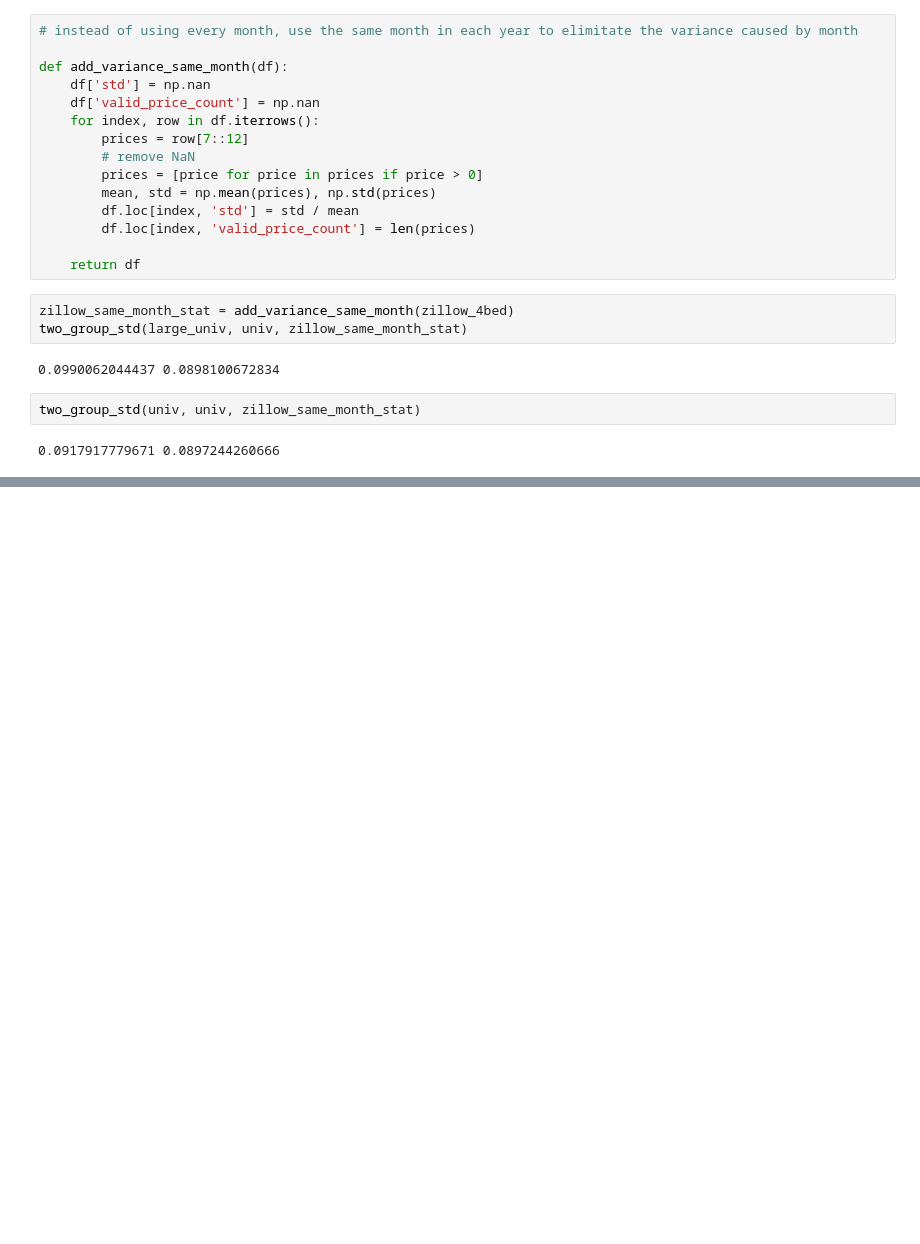
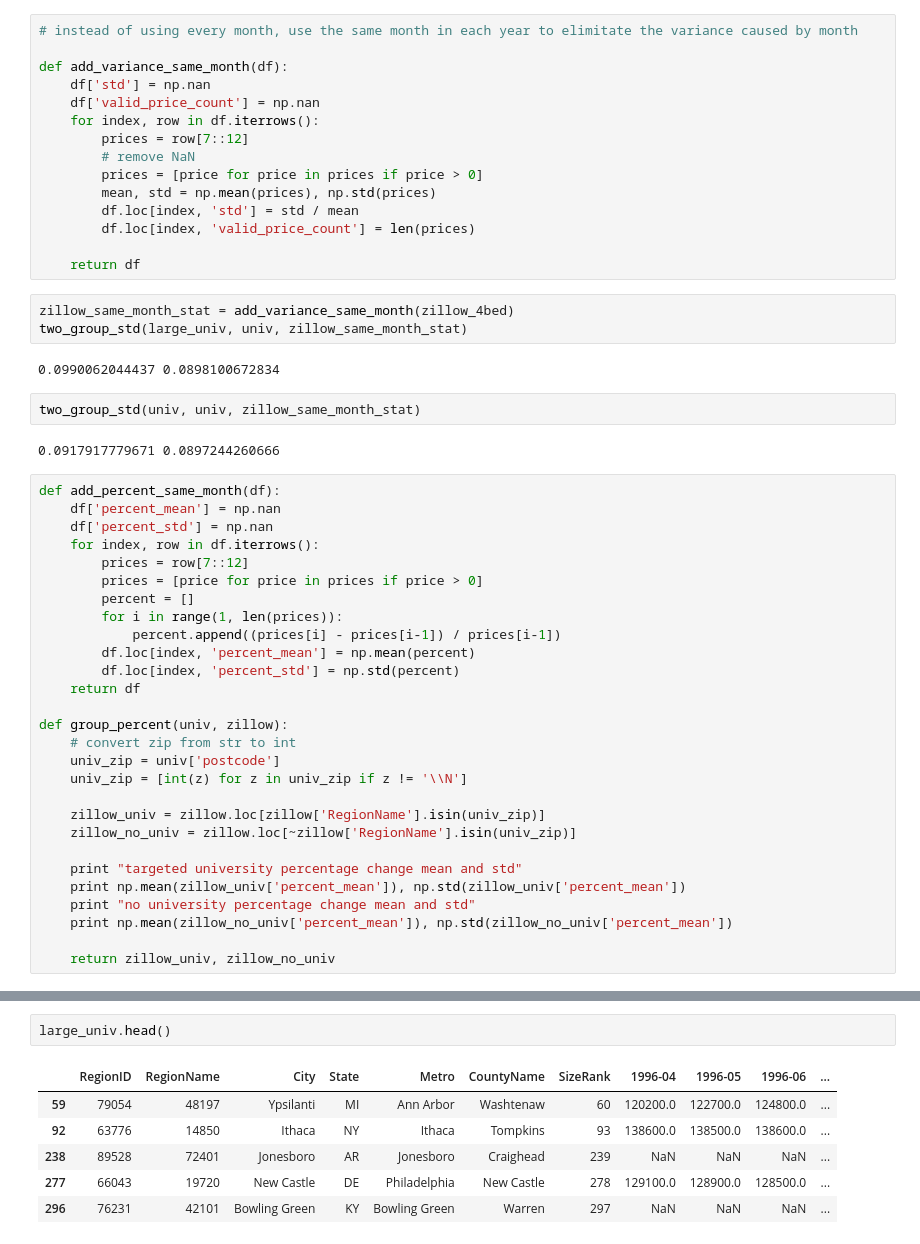
Before and after one commit to wuyifat/home_price, a Jupyter notebook: historical.ipynb, the cells around one changed output, grey strips where cells are left out. Drawn from its saved outputs; the diff is of its cells as text; blank space fills up the shorter version.

```diff
--- a/historical.ipynb
+++ b/historical.ipynb
@@ -131,3 +135,31 @@ two_group_std(large_univ, univ, zillow_same_month_stat)
 two_group_std(univ, univ, zillow_same_month_stat)
 # %% [output]
 0.0917917779671 0.0897244260666
+# %%
+def add_percent_same_month(df):
+    df['percent_mean'] = np.nan
+    df['percent_std'] = np.nan
+    for index, row in df.iterrows():
+        prices = row[7::12]
+        prices = [price for price in prices if price > 0]
+        percent = []
+        for i in range(1, len(prices)):
+            percent.append((prices[i] - prices[i-1]) / prices[i-1])
+        df.loc[index, 'percent_mean'] = np.mean(percent)
+        df.loc[index, 'percent_std'] = np.std(percent)
+    return df
+
+def group_percent(univ, zillow):
+    # convert zip from str to int
+    univ_zip = univ['postcode']
+    univ_zip = [int(z) for z in univ_zip if z != '\\N']
+
+    zillow_univ = zillow.loc[zillow['RegionName'].isin(univ_zip)]
+    zillow_no_univ = zillow.loc[~zillow['RegionName'].isin(univ_zip)]
+
+    print "targeted university percentage change mean and std"
+    print np.mean(zillow_univ['percent_mean']), np.std(zillow_univ['percent_mean'])
+    print "no university percentage change mean and std"
+    print np.mean(zillow_no_univ['percent_mean']), np.std(zillow_no_univ['percent_mean'])
+
+    return zillow_univ, zillow_no_univ
@@ -133,0 +174,9 @@ two_group_std(univ, univ, zillow_same_month_stat)
+# %%
+large_univ.head()
+# %% [output]
+|  | RegionID | RegionName | City | State | Metro | CountyName | SizeRank | 1996-04 | 1996-05 | 1996-06 | ... |
+| 59 | 79054 | 48197 | Ypsilanti | MI | Ann Arbor | Washtenaw | 60 | 120200.0 | 122700.0 | 124800.0 | ... |
+| 92 | 63776 | 14850 | Ithaca | NY | Ithaca | Tompkins | 93 | 138600.0 | 138500.0 | 138600.0 | ... |
+| 238 | 89528 | 72401 | Jonesboro | AR | Jonesboro | Craighead | 239 | NaN | NaN | NaN | ... |
+| 277 | 66043 | 19720 | New Castle | DE | Philadelphia | New Castle | 278 | 129100.0 | 128900.0 | 128500.0 | ... |
+| 296 | 76231 | 42101 | Bowling Green | KY | Bowling Green | Warren | 297 | NaN | NaN | NaN | ... |
```
Also changed, not shown: parts of 10 cells of this notebook, 3 other files.
